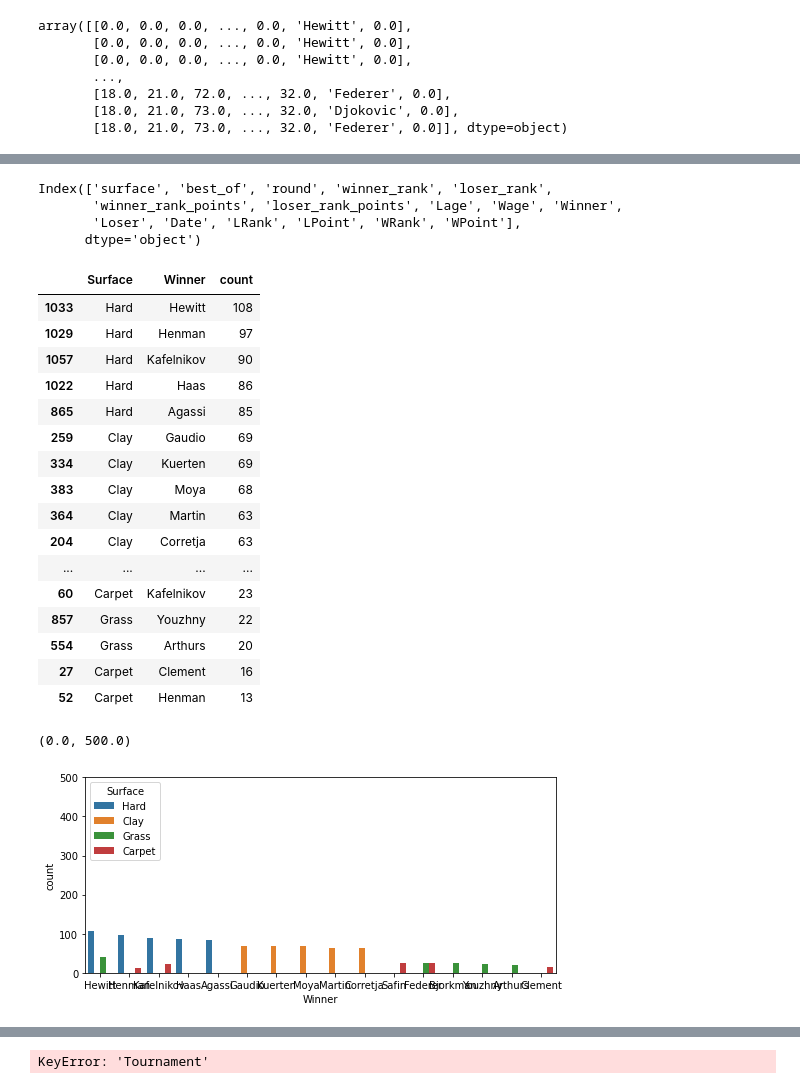
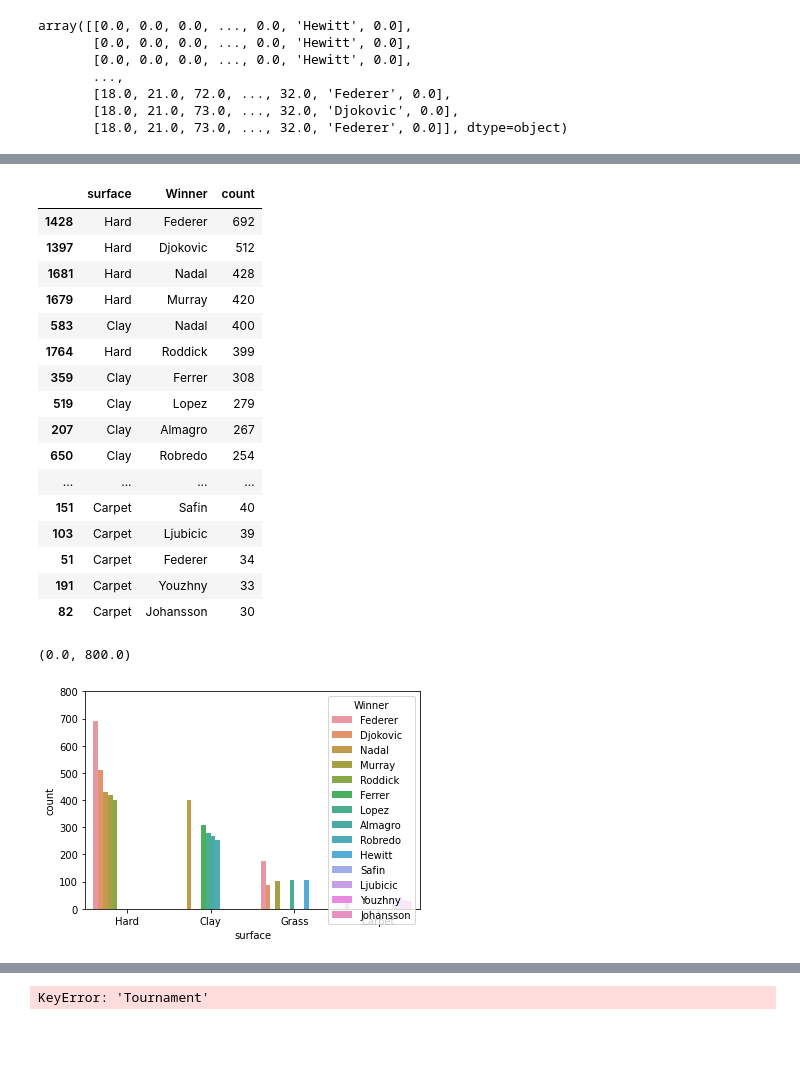
Before and after one commit to thimler/ATP-project, a Jupyter notebook: Untitled-3.ipynb, the cells around one changed output, grey strips where cells are left out. Cells and saved outputs as stored; diff of their text form; code cells hidden in the pictures; blank space fills up the shorter version.

```diff
--- a/Untitled-3.ipynb
+++ b/Untitled-3.ipynb
@@ -239,10 +225,3 @@ KeyboardInterrupt:
-# %%
-atp2.columns
-# %% [output]
-Index(['surface', 'best_of', 'round', 'winner_rank', 'loser_rank',
-       'winner_rank_points', 'loser_rank_points', 'Lage', 'Wage', 'Winner',
-       'Loser', 'Date', 'LRank', 'LPoint', 'WRank', 'WPoint'],
-      dtype='object')
 # %%
 atp2 = atp2[(atp2['round'] != 'RR') & (atp2['round'] != 'BR')]
 
@@ -256,7 +235,7 @@ atp2['WPoints'] = atp2['winner_rank_points']
 
 atp = atp2[['Date','surface','round','best_of','Winner','Loser','WRank','LRank','Wage','Lage','WPoints','LPoints']]
 # %%
-surface = atp.groupby(['Surface','Winner'])['Winner']\
+surface = atp.groupby(['surface','Winner'])['Winner']\
              .count()\
              .reset_index(name='count') \
              .sort_values(['count'], ascending=False)
@@ -266,28 +242,28 @@ import matplotlib.pyplot as plt
 # %%
-top = surface.groupby('Surface').head(5)
+top = surface.groupby('surface').head(5)
 
 top
 # %% [output]
-|  | Surface | Winner | count |
-| 1033 | Hard | Hewitt | 108 |
-| 1029 | Hard | Henman | 97 |
-| 1057 | Hard | Kafelnikov | 90 |
-| 1022 | Hard | Haas | 86 |
-| 865 | Hard | Agassi | 85 |
-| 259 | Clay | Gaudio | 69 |
-| 334 | Clay | Kuerten | 69 |
-| 383 | Clay | Moya | 68 |
-| 364 | Clay | Martin | 63 |
-| 204 | Clay | Corretja | 63 |
+|  | surface | Winner | count |
+| 1428 | Hard | Federer | 692 |
+| 1397 | Hard | Djokovic | 512 |
+| 1681 | Hard | Nadal | 428 |
+| 1679 | Hard | Murray | 420 |
+| 583 | Clay | Nadal | 400 |
+| 1764 | Hard | Roddick | 399 |
+| 359 | Clay | Ferrer | 308 |
+| 519 | Clay | Lopez | 279 |
+| 207 | Clay | Almagro | 267 |
+| 650 | Clay | Robredo | 254 |
 | ... | ... | ... | ... |
-| 60 | Carpet | Kafelnikov | 23 |
-| 857 | Grass | Youzhny | 22 |
-| 554 | Grass | Arthurs | 20 |
-| 27 | Carpet | Clement | 16 |
-| 52 | Carpet | Henman | 13 |
+| 151 | Carpet | Safin | 40 |
+| 103 | Carpet | Ljubicic | 39 |
+| 51 | Carpet | Federer | 34 |
+| 191 | Carpet | Youzhny | 33 |
+| 82 | Carpet | Johansson | 30 |
 # %%
-sns.barplot(x="Winner", y ="count", hue = 'Surface', data=top)
-plt.ylim(0, 500)
+sns.barplot(x="surface", y ="count", hue = 'Winner', data=top)
+plt.ylim(0, 800)
 # %% [output]
-(0.0, 500.0)
+(0.0, 800.0)
-[figure, old version]
+[figure, new version]
```
Also changed, not shown: parts of 5 cells of this notebook.
